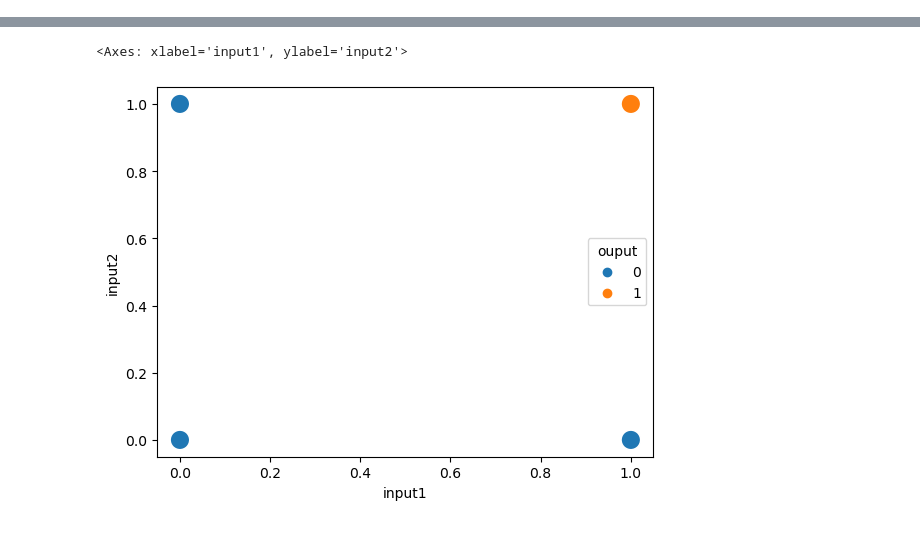
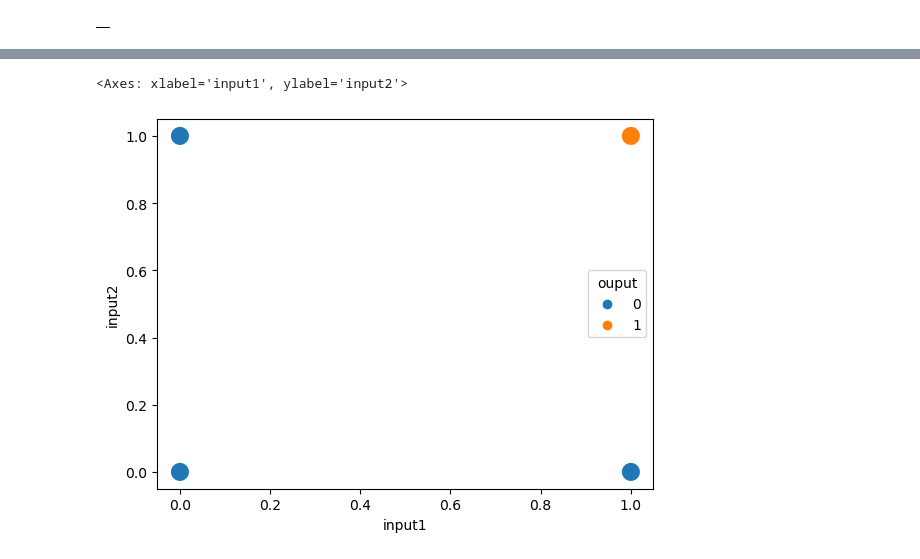
Before and after one commit to Shivansh7102003/ai-agents-journey, a Jupyter notebook: deep learning/2_problem_with_perceptron.ipynb, the cells around one changed output, grey strips where cells are left out. Saved outputs shown, nothing was run; the diff lists cells and outputs as text; code cells hidden in the pictures.

```diff
--- a/deep learning/2_problem_with_perceptron.ipynb
+++ b/deep learning/2_problem_with_perceptron.ipynb
@@ -7,6 +7,10 @@ import seaborn as sns
 or_data = pd.DataFrame()
 and_data = pd.DataFrame()
 xor_data = pd.DataFrame()
+# %%
+or_data
+# %% [output]
+|  |
 # %%
 or_data['input1']=[1,1,0,0]
 or_data['input2']=[1,0,1,0]
```
Also changed, not shown: parts of 6 cells of this notebook, 2 other files.
